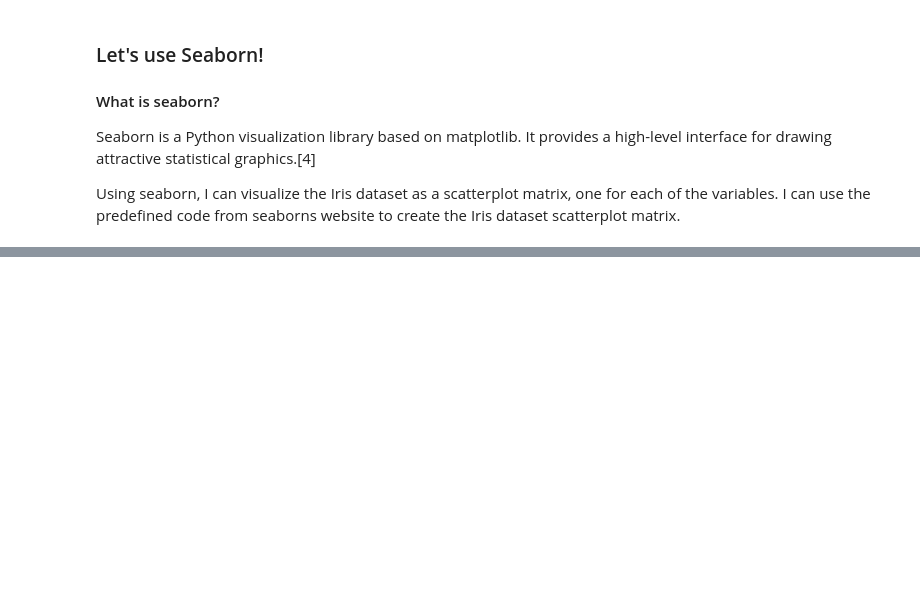
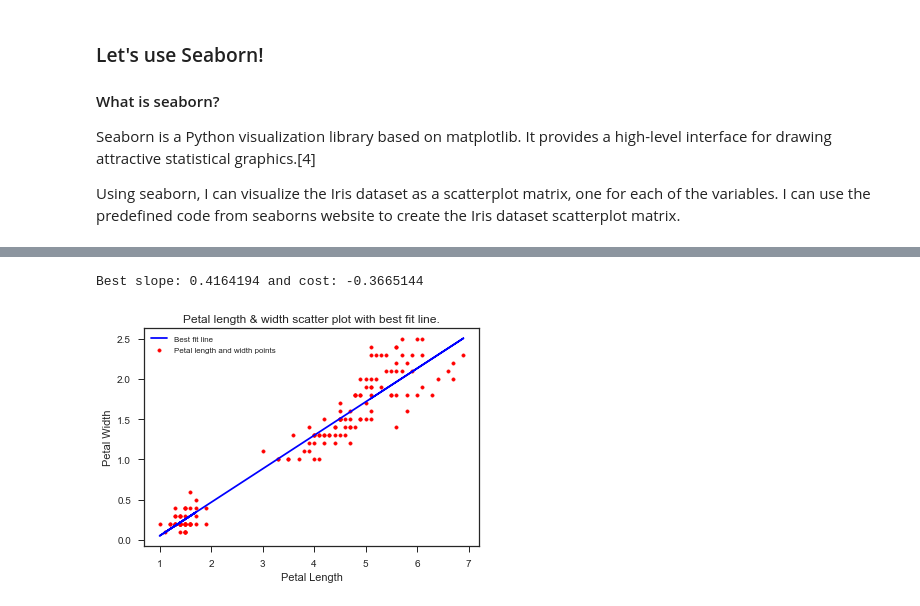
Before and after one commit to ImErvin/JupyterPyplotNumpy-Problem-Sheet, a Jupyter notebook: IrisNotebook.ipynb, the cells around one changed output, grey strips where cells are left out. Saved outputs shown, nothing was run; the diff lists cells and outputs as text; code cells hidden in the pictures; blank space fills up the shorter version.

Commit message:
Plotted the best fit line using numpy polyfit

```diff
--- a/IrisNotebook.ipynb
+++ b/IrisNotebook.ipynb
@@ -169,0 +188,18 @@ sns.pairplot(df, hue="species")
+# %%
+# Find the best fit line using numpys polyfit function
+bestFitLine = np.polyfit(petal_L, petal_W, 1)
+print("Best slope: %f4 and cost: %f4"%(bestFitLine[0],bestFitLine[1]))
+# Plot the best fit line.
+plt.scatter(petal_L, petal_W, marker='.', color="r", label='Petal length and width points')
+# Start the point at petal_L (can't figure out why) and use y = mx+c to find y.
+plt.plot(petal_L, bestFitLine[0] * petal_L + bestFitLine[1], 'b-', label='Best fit line')
+
+# Set label,title,legend then display the plot.
+plt.xlabel('Petal Length')
+plt.ylabel('Petal Width')
+plt.title('Petal length & width scatter plot with best fit line.')
+plt.legend(loc='best', numpoints=1, ncol=1, fontsize=8)
+plt.show()
+# %% [output]
+Best slope: 0.4164194 and cost: -0.3665144
+[figure, added]
```
Also changed, not shown: parts of 2 cells of this notebook.
